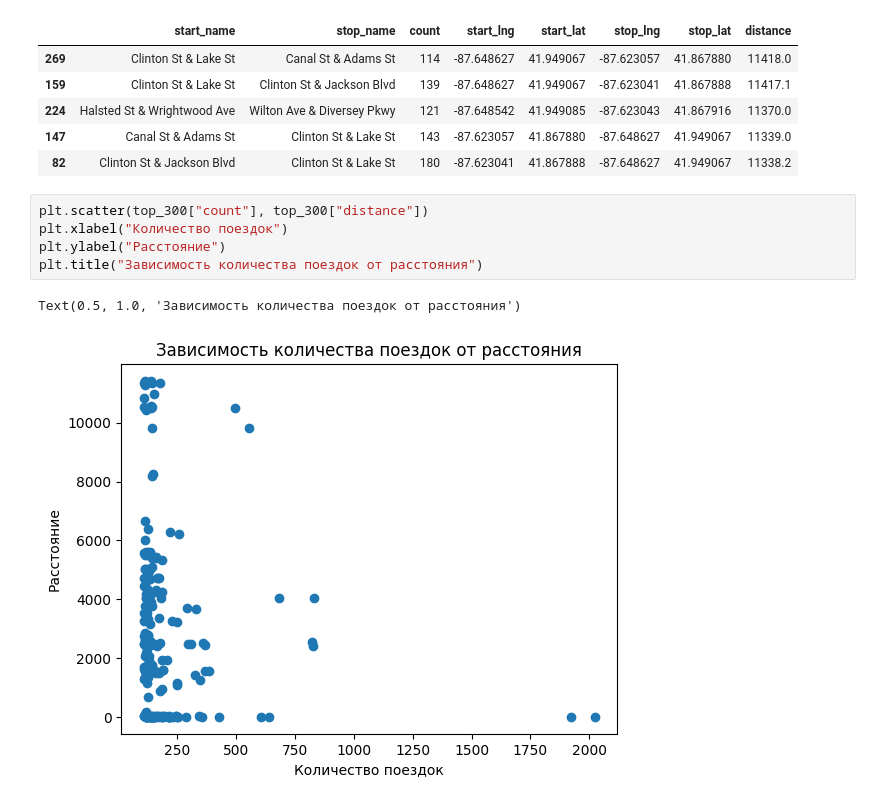
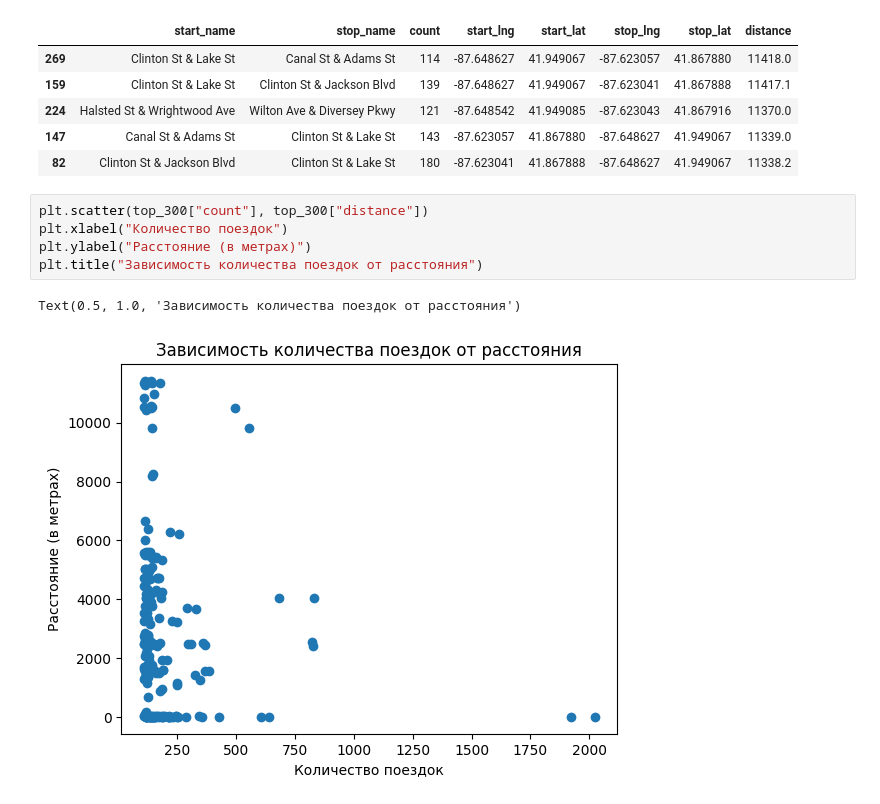
Before and after one commit to kapibarr/big-data-project, a Jupyter notebook: popular_station_2023.ipynb, the cells around one changed output. Saved outputs shown, nothing was run; the diff lists cells and outputs as text.

```diff
--- a/popular_station_2023.ipynb
+++ b/popular_station_2023.ipynb
@@ -223,8 +223,8 @@ top_300.head()
 # %%
 plt.scatter(top_300["count"], top_300["distance"])
 plt.xlabel("Количество поездок")
-plt.ylabel("Расстояние")
+plt.ylabel("Расстояние (в метрах)")
 plt.title("Зависимость количества поездок от расстояния")
 # %% [output]
 Text(0.5, 1.0, 'Зависимость количества поездок от расстояния')
-[figure, old version]
+[figure, new version]
```
